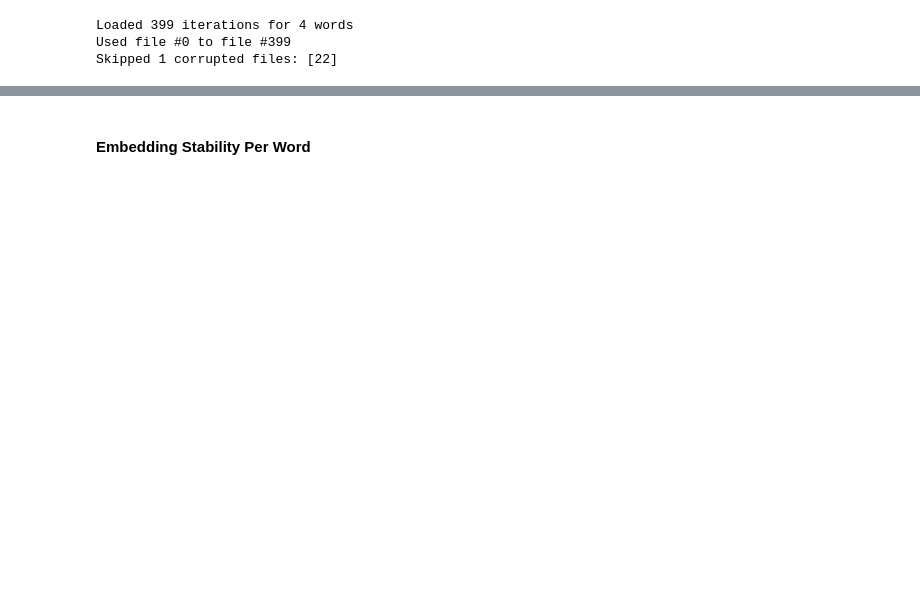
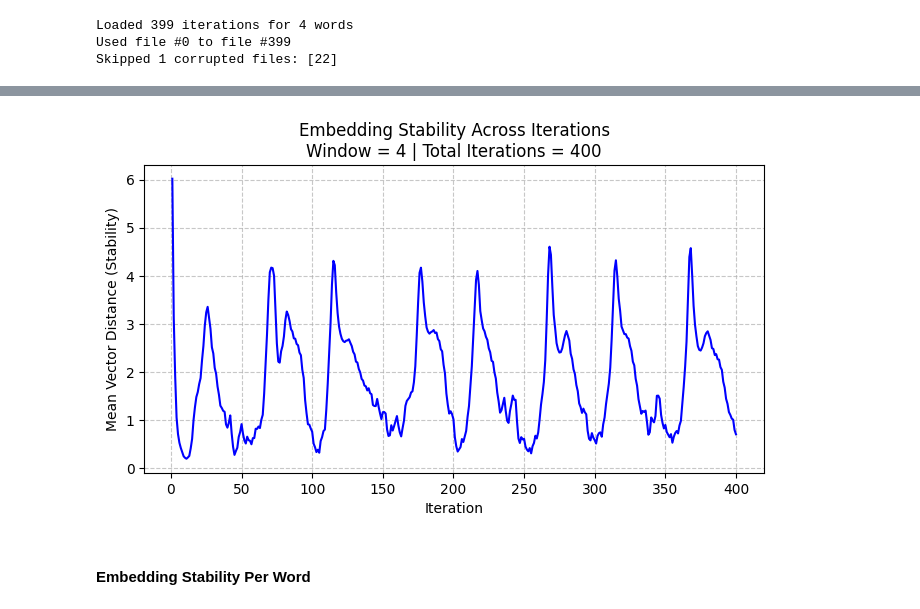
Before and after one commit to ShadowAsura/Word-Embeddings-and-Bloom-Filters, a Jupyter notebook: iteration_data.ipynb, the cells around one changed output, grey strips where cells are left out. Saved outputs shown, nothing was run; the diff lists cells and outputs as text; code cells hidden in the pictures; blank space fills up the shorter version.

```diff
--- a/iteration_data.ipynb
+++ b/iteration_data.ipynb
@@ -95,0 +52,86 @@ Loaded 400 embedding files (0 to 399)
+# %%
+import json
+import numpy as np
+import matplotlib.pyplot as plt
+import os
+import re
+
+# --- CONFIGURATION ---
+window = 4
+iterative_dir = 'data/iterative_vectors_original/'
+
+# 1. Matches 'window_4_iter_#.json'
+pattern = re.compile(rf'^window_{window}_iter_(\d+)\.json$')
+
+print(f"Starting to work on: Scanning directory {iterative_dir}")
+
+file_numbers = sorted([
+    int(m.group(1))
+    for f in os.listdir(iterative_dir)
+    if (m := pattern.match(f))
+])
+
+if not file_numbers:
+    print(f"Error: No files found matching 'window_{window}_iter_#.json' in {iterative_dir}")
+else:
+    embeddings = []
+    skipped = []
+
+    print(f"Starting to work on: Loading {len(file_numbers)} embedding files")
+
+    for i in file_numbers:
+        # FIX: Changed 'iteration' back to 'iter' to match your file names and the regex above
+        file_path = os.path.join(iterative_dir, f'window_{window}_iter_{i}.json')
+        try:
+            with open(file_path, 'r') as f:
+                embeddings.append(json.load(f))
+        except (json.JSONDecodeError, FileNotFoundError):
+            skipped.append(i)
+            continue
+
+    print(f"Loaded {len(embeddings)} embedding files (0 to {file_numbers[-1]})")
+    if skipped:
+        print(f"Skipped {len(skipped)} corrupted or missing files: {skipped}")
+
+    # Output path logic
+    os.makedirs("plots", exist_ok=True)
+    fpath = f"plots/word_stability_window_{window}.png"
+
+    print(f"Starting to work on: Calculating Mean Vector Distances")
+
+    # Use the keys from the first successful file load
+    words = embeddings[0].keys()
+
+    deviations = []
+    for i in range(len(embeddings)-1):
+        distances = []
+        for word in words:
+            if word in embeddings[i] and word in embeddings[i+1]:
+                vec1 = np.array(embeddings[i][word])
+                vec2 = np.array(embeddings[i+1][word])
+                distance = np.linalg.norm(vec1 - vec2)
+                distances.append(distance)
+
+        if distances:
+            deviations.append(np.mean(distances))
+
+    print(f"Starting to work on: Generating Stability Plot")
+
+    # Plot the results
+    fig, ax = plt.subplots(figsize=(8, 4))
+    plt.plot(range(1, len(deviations)+1), deviations, 'b-', linewidth=1.5)
+
+    plt.xlabel('Iteration')
+    plt.ylabel('Mean Vector Distance (Stability)')
+
+    title = "Embedding Stability Across Iterations"
+    subtitle = f'Window = {window} | Total Iterations = {file_numbers[-1]}'
+    ax.set_title(f"{title}\n{subtitle}", fontsize=12)
+
+    plt.grid(True, linestyle='--', alpha=0.7)
+
+    # Save the plot
+    plt.savefig(fpath, dpi=300)
+    print(f"Success! Plot saved as: {fpath}")
+    plt.show()
+# %% [output]
@@ -96,2 +144,3 @@ Loaded 400 embedding files (0 to 399)
+[figure, added]
 # %% [markdown]
 #### Embedding Stability Per Word
```
Also changed, not shown: parts of 8 cells of this notebook, 25 other files.
